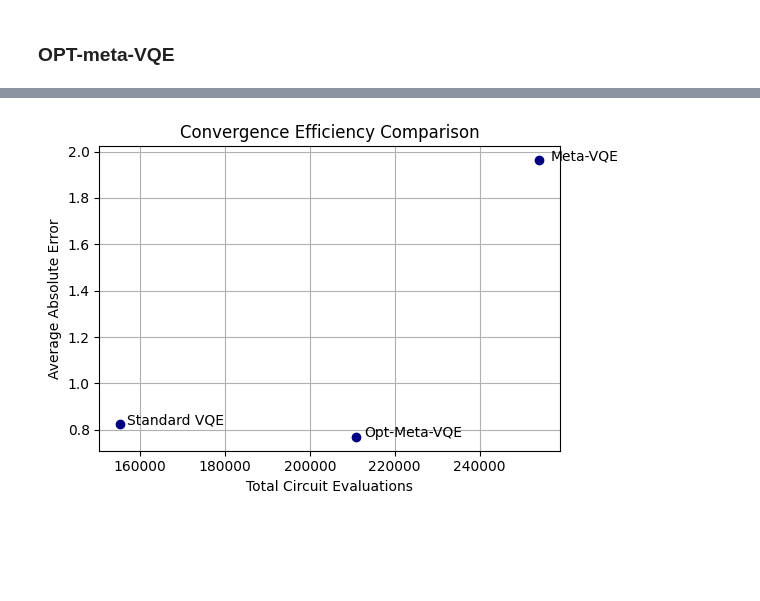
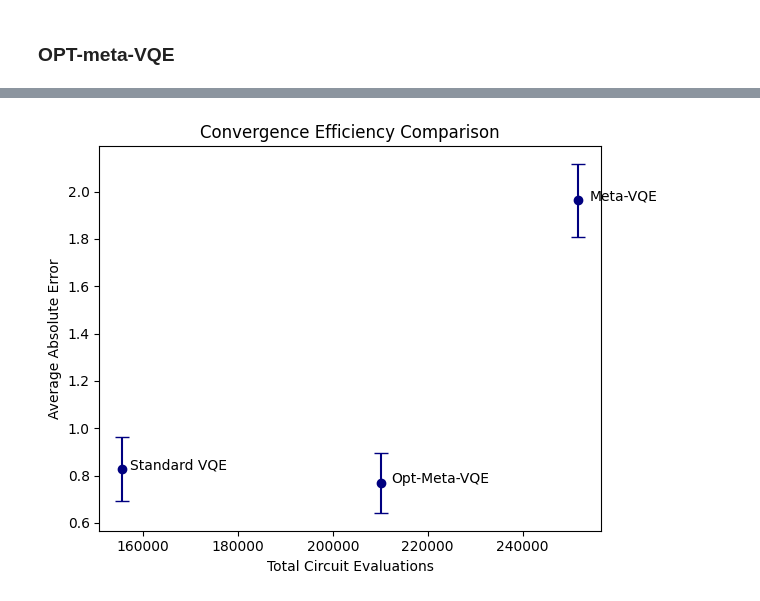
Before and after one commit to aidegare/meta-VQE, a Jupyter notebook: meta_VQE_BFGS.ipynb, the cells around one changed output, grey strips where cells are left out. Saved outputs shown, nothing was run; the diff lists cells and outputs as text; code cells hidden in the pictures; blank space fills up the shorter version.

```diff
--- a/meta_VQE_BFGS.ipynb
+++ b/meta_VQE_BFGS.ipynb
@@ -610,20 +610,24 @@ Opt-Meta-VQE circuit evaluations: 210802
 # %%
 methods = ['Meta-VQE', 'Standard VQE', 'Opt-Meta-VQE']
 circuit_counts = [meta_vqe_counter, vqe_counter, opt_meta_vqe_counter]
 errors = [np.mean(error_train_metaVQE), np.mean(error_yVQE), np.mean(error_y_opt_metaVQE)]
+error_bars = [
+    np.std(error_train_metaVQE) / np.sqrt(len(error_train_metaVQE)),
+    np.std(error_yVQE) / np.sqrt(len(error_yVQE)),
+    np.std(error_y_opt_metaVQE) / np.sqrt(len(error_y_opt_metaVQE))]
 
-plt.figure(figsize=(6, 4))
-plt.scatter(circuit_counts, errors, color='navy')
+
+plt.errorbar(circuit_counts, errors, yerr=error_bars, fmt='o', color='navy', capsize=5)
+
 for i, method in enumerate(methods):
     plt.text(circuit_counts[i] * 1.01, errors[i], method, fontsize=10)
 plt.xlabel("Total Circuit Evaluations")
 plt.ylabel("Average Absolute Error")
 plt.title("Convergence Efficiency Comparison")
-plt.grid(True)
 plt.tight_layout()
 plt.show()
 # %% [output]
-[figure, old version]
+[figure, new version]
 # %%
 print("Convergence Analysis:")
 print(f"Meta-VQE     : {meta_vqe_counter} circuits for {n_train} deltas → Avg error: {np.mean(error_train_metaVQE):.4f}")
```
Also changed, not shown: parts of 14 cells of this notebook.
